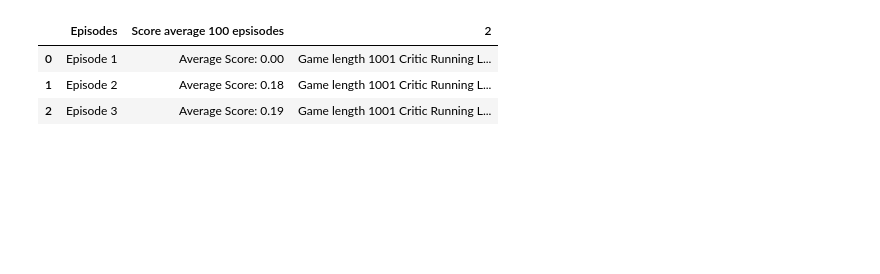
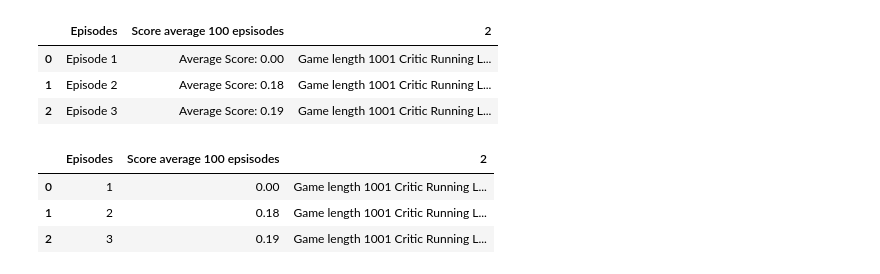
Before and after one commit to HoustonJ2013/Udacity_Nanodegree_RL, a Jupyter notebook: deep-reinforcement-learning/p2_continuous-control/notebooks/Reacher_Score_Plot.ipynb, the cells around one changed output. Cells and saved outputs as stored; diff of their text form; code cells hidden in the pictures; blank space fills up the shorter version.

```diff
--- a/deep-reinforcement-learning/p2_continuous-control/notebooks/Reacher_Score_Plot.ipynb
+++ b/deep-reinforcement-learning/p2_continuous-control/notebooks/Reacher_Score_Plot.ipynb
@@ -22,5 +23,12 @@ df["Episodes"] = df["Episodes"].apply(lambda x: int(x.split()[1]))
 # %%
 df["Score average 100 epsisodes"] = df["Score average 100 epsisodes"].apply(lambda x: float(x.split(":")[1]))
+# %%
+df.head(3)
+# %% [output]
+|  | Episodes | Score average 100 epsisodes | 2 |
+| 0 | 1 | 0.00 | Game length 1001 Critic Running L... |
+| 1 | 2 | 0.18 | Game length 1001 Critic Running L... |
+| 2 | 3 | 0.19 | Game length 1001 Critic Running L... |
 # %%
 df.plot(x="Episodes", y="Score average 100 epsisodes", kind="scatter", figsize=(12, 8))
 plt.savefig('../pics/Reacher_ddpg_scores.png')
```
Also changed, not shown: parts of 2 cells of this notebook, 11 other files.
